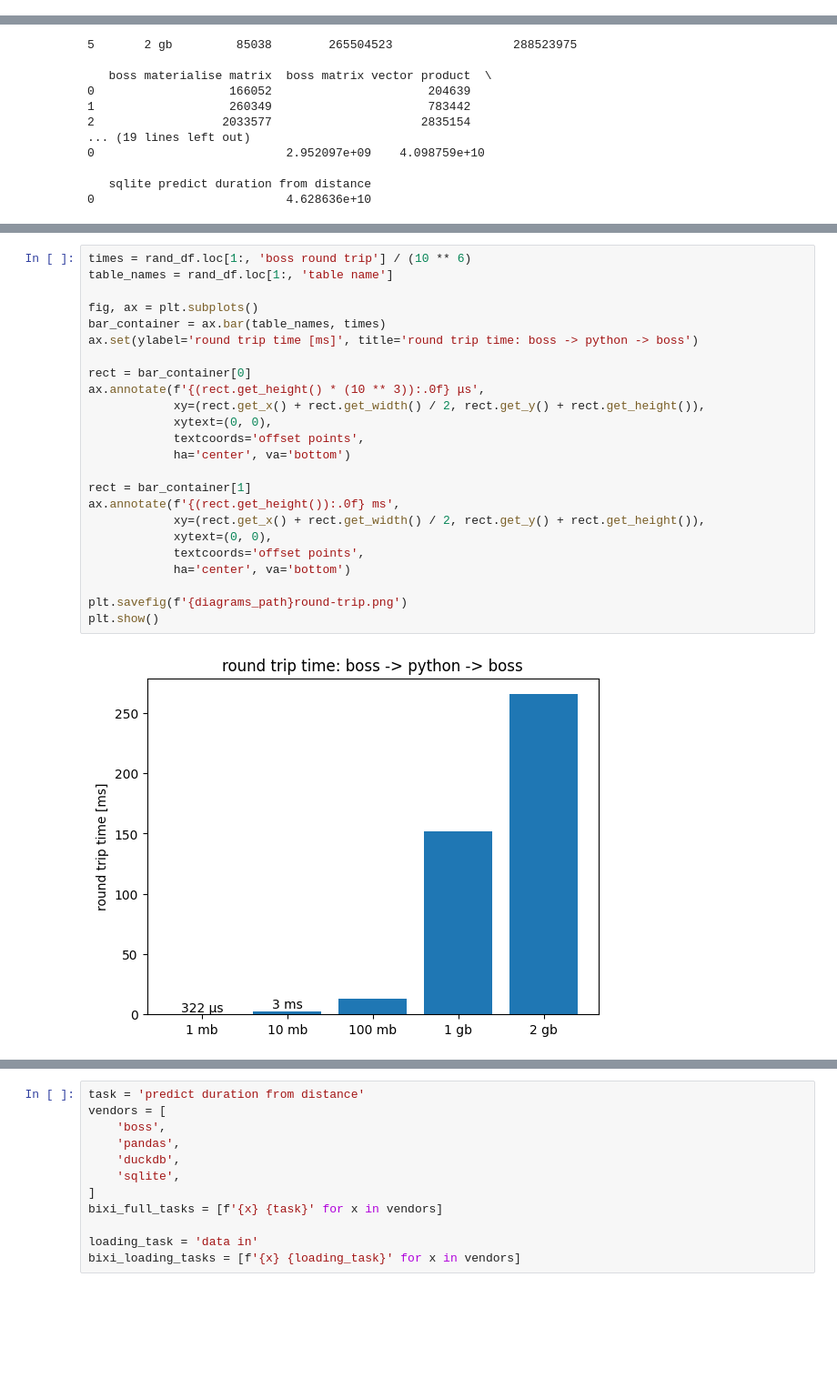
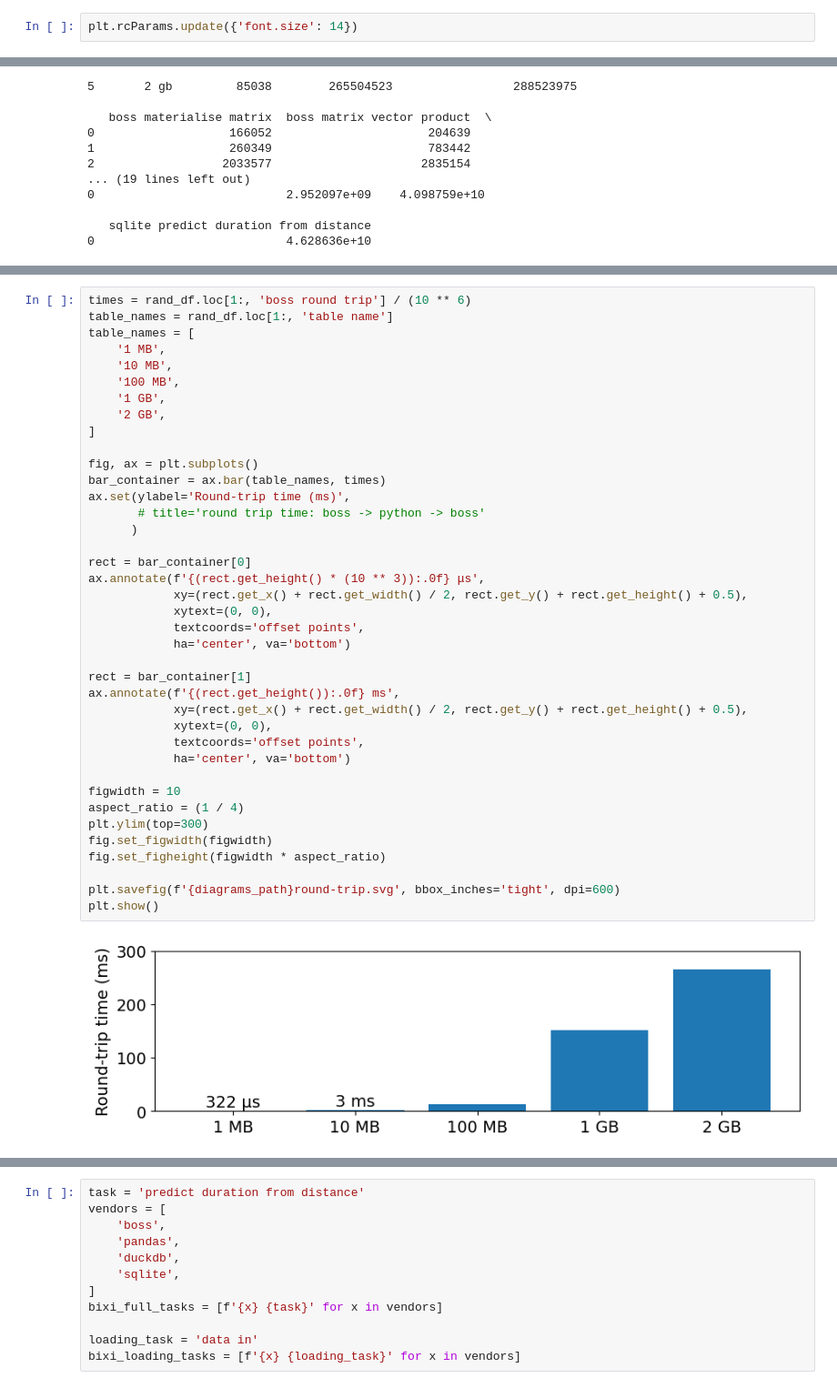
Before and after one commit to trubby22/database-fyp, a Jupyter notebook: bixi-benchmarks/visualise-data.ipynb, the cells around one changed output, grey strips where cells are left out. Shown at 91% size. Cells and saved outputs as stored; diff of their text form; blank space fills up the shorter version.

```diff
--- a/bixi-benchmarks/visualise-data.ipynb
+++ b/bixi-benchmarks/visualise-data.ipynb
@@ -8,3 +8,5 @@ diagrams_path = './diagrams/'
+# %%
+plt.rcParams.update({'font.size': 14})
 # %%
 boss_rand_df = pd.read_csv('./experiment-results/boss-rand-results.csv')
 boss_bixi_df = pd.read_csv('./experiment-results/boss-bixi-results.csv')
@@ -94,29 +111,44 @@ plt.show()
 # %%
 times = rand_df.loc[1:, 'boss round trip'] / (10 ** 6)
 table_names = rand_df.loc[1:, 'table name']
+table_names = [
+    '1 MB',
+    '10 MB',
+    '100 MB',
+    '1 GB',
+    '2 GB',
+]
 
 fig, ax = plt.subplots()
 bar_container = ax.bar(table_names, times)
-ax.set(ylabel='round trip time [ms]', title='round trip time: boss -> python -> boss')
+ax.set(ylabel='Round-trip time (ms)',
+       # title='round trip time: boss -> python -> boss'
+      )
 
 rect = bar_container[0]
 ax.annotate(f'{(rect.get_height() * (10 ** 3)):.0f} μs',
-            xy=(rect.get_x() + rect.get_width() / 2, rect.get_y() + rect.get_height()),
+            xy=(rect.get_x() + rect.get_width() / 2, rect.get_y() + rect.get_height() + 0.5),
             xytext=(0, 0),
             textcoords='offset points',
             ha='center', va='bottom')
 
 rect = bar_container[1]
 ax.annotate(f'{(rect.get_height()):.0f} ms',
-            xy=(rect.get_x() + rect.get_width() / 2, rect.get_y() + rect.get_height()),
+            xy=(rect.get_x() + rect.get_width() / 2, rect.get_y() + rect.get_height() + 0.5),
             xytext=(0, 0),
             textcoords='offset points',
             ha='center', va='bottom')
 
-plt.savefig(f'{diagrams_path}round-trip.png')
+figwidth = 10
+aspect_ratio = (1 / 4)
+plt.ylim(top=300)
+fig.set_figwidth(figwidth)
+fig.set_figheight(figwidth * aspect_ratio)
+
+plt.savefig(f'{diagrams_path}round-trip.svg', bbox_inches='tight', dpi=600)
 plt.show()
 # %% [output]
-[figure, old version]
+[figure, new version]
 # %%
 tasks = ['boss materialise columns', 'boss materialise matrix', 'boss matrix matrix product']
 times = [rand_df.loc[5, x] / (10 ** 9) for x in tasks]
```
Also changed, not shown: parts of 17 cells of this notebook, 2 other files.
